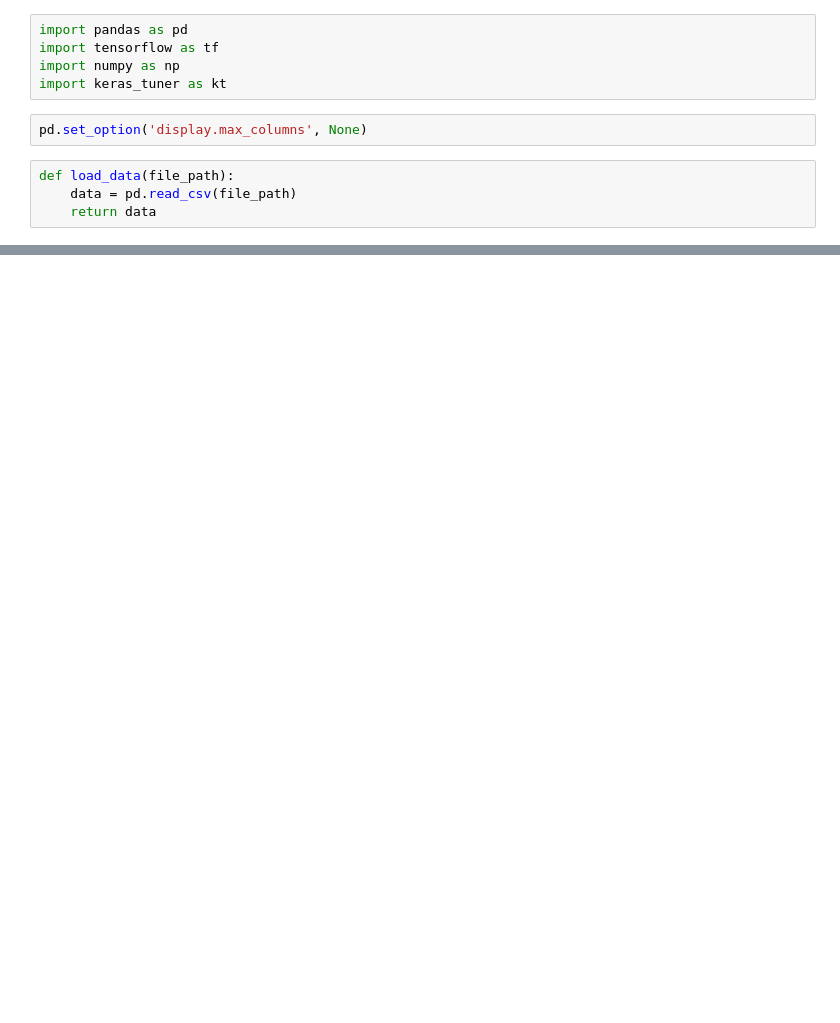
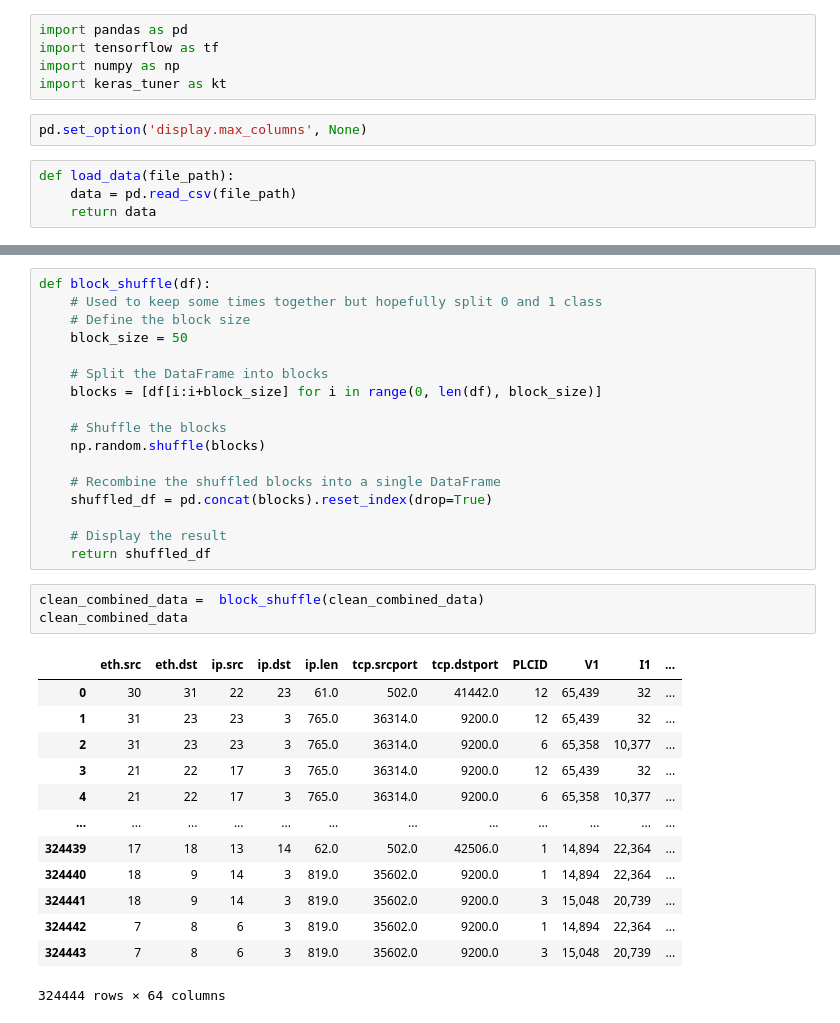
Before and after one commit to Jscott7227/Cyber_AI, a Jupyter notebook: AI_Cyber_Power.ipynb, the cells around one changed output, grey strips where cells are left out. Saved outputs shown, nothing was run; the diff lists cells and outputs as text; blank space fills up the shorter version.

```diff
--- a/AI_Cyber_Power.ipynb
+++ b/AI_Cyber_Power.ipynb
@@ -41,0 +147,34 @@ raw_data_ransom.head()
+# %%
+def block_shuffle(df):
+    # Used to keep some times together but hopefully split 0 and 1 class
+    # Define the block size
+    block_size = 50
+
+    # Split the DataFrame into blocks
+    blocks = [df[i:i+block_size] for i in range(0, len(df), block_size)]
+
+    # Shuffle the blocks
+    np.random.shuffle(blocks)
+
+    # Recombine the shuffled blocks into a single DataFrame
+    shuffled_df = pd.concat(blocks).reset_index(drop=True)
+
+    # Display the result
+    return shuffled_df
+# %%
+clean_combined_data =  block_shuffle(clean_combined_data)
+clean_combined_data
+# %% [output]
+|  | eth.src | eth.dst | ip.src | ip.dst | ip.len | tcp.srcport | tcp.dstport | PLCID | V1 | I1 | ... |
+| 0 | 30 | 31 | 22 | 23 | 61.0 | 502.0 | 41442.0 | 12 | 65,439 | 32 | ... |
+| 1 | 31 | 23 | 23 | 3 | 765.0 | 36314.0 | 9200.0 | 12 | 65,439 | 32 | ... |
+| 2 | 31 | 23 | 23 | 3 | 765.0 | 36314.0 | 9200.0 | 6 | 65,358 | 10,377 | ... |
+| 3 | 21 | 22 | 17 | 3 | 765.0 | 36314.0 | 9200.0 | 12 | 65,439 | 32 | ... |
+| 4 | 21 | 22 | 17 | 3 | 765.0 | 36314.0 | 9200.0 | 6 | 65,358 | 10,377 | ... |
+| ... | ... | ... | ... | ... | ... | ... | ... | ... | ... | ... | ... |
+| 324439 | 17 | 18 | 13 | 14 | 62.0 | 502.0 | 42506.0 | 1 | 14,894 | 22,364 | ... |
+| 324440 | 18 | 9 | 14 | 3 | 819.0 | 35602.0 | 9200.0 | 1 | 14,894 | 22,364 | ... |
+| 324441 | 18 | 9 | 14 | 3 | 819.0 | 35602.0 | 9200.0 | 3 | 15,048 | 20,739 | ... |
+| 324442 | 7 | 8 | 6 | 3 | 819.0 | 35602.0 | 9200.0 | 1 | 14,894 | 22,364 | ... |
+| 324443 | 7 | 8 | 6 | 3 | 819.0 | 35602.0 | 9200.0 | 3 | 15,048 | 20,739 | ... |
+324444 rows × 64 columns
```
Also changed, not shown: parts of 51 cells of this notebook.
